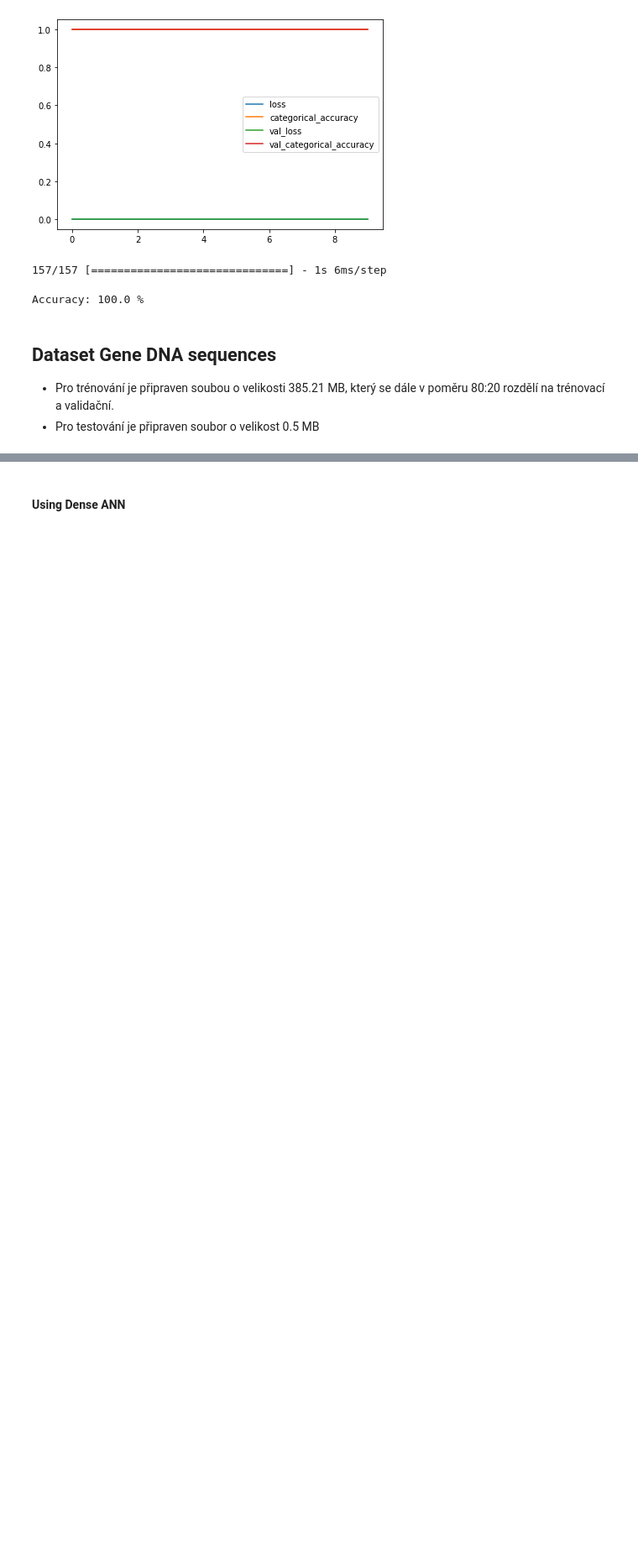
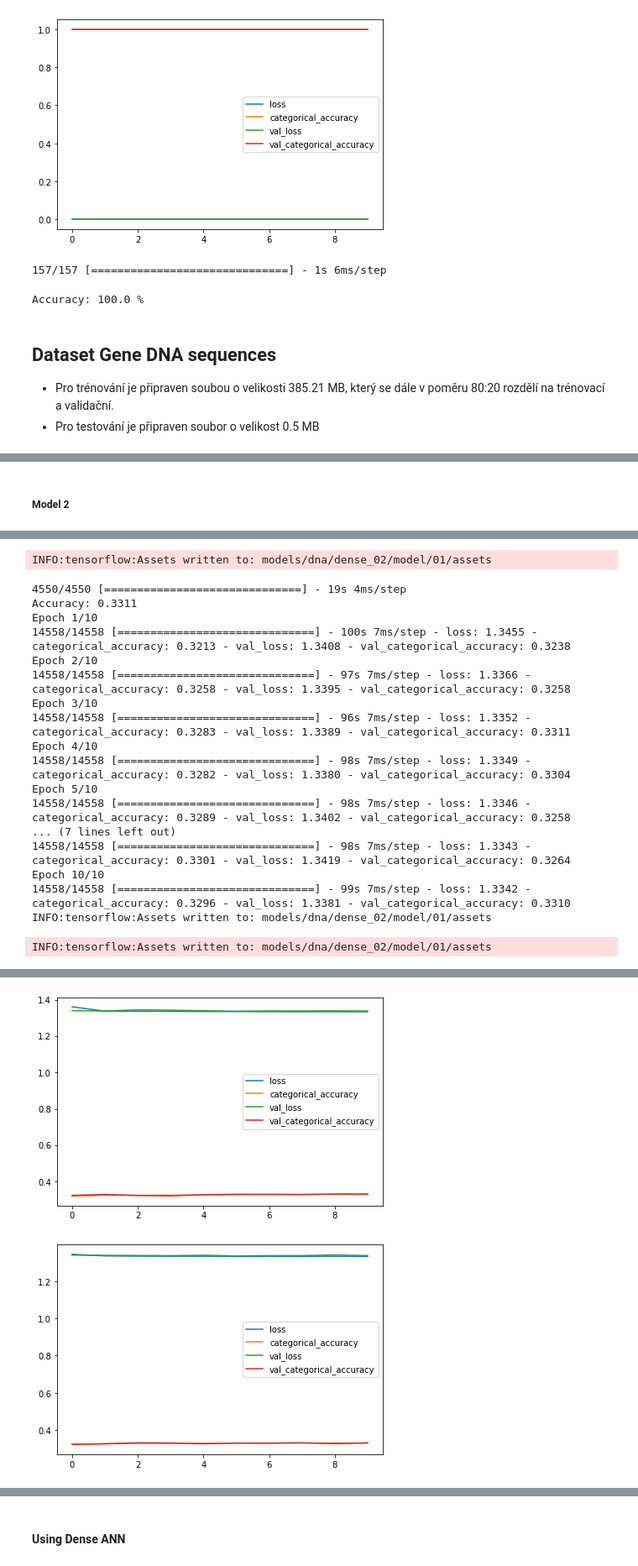
Before and after one commit to Weliras/Data-compression-and-neural-networks, a Jupyter notebook: SemestralProject.ipynb, the cells around one changed output, grey strips where cells are left out. Shown at 84% size. Saved outputs shown, nothing was run; the diff lists cells and outputs as text; code cells hidden in the pictures; blank space fills up the shorter version.

```diff
--- a/SemestralProject.ipynb
+++ b/SemestralProject.ipynb
@@ -840,0 +1105,11 @@ original_size_in_bits
+# %% [markdown]
+##### Model 2
+# %%
+for b_s in batch_sizes:
+    model = create_dense_model_2()
+    weight_filepath = 'models/dna/dense_02/weights/01.best.hdf5'
+    model_filepath = 'models/dna/dense_02/model/01'
+
+    experiment(train_x, train_y, val_x, val_y, test_x, test_y, model, weight_filepath, model_filepath, original_size_in_bits, batch_size=b_s,
+              epochs=10, shuffle=True, k=k)
+# %% [output]
@@ -840,0 +1133,19 @@ original_size_in_bits
+INFO:tensorflow:Assets written to: models/dna/dense_02/model/01/assets
+4550/4550 [==============================] - 19s 4ms/step
+Accuracy: 0.3311
+Epoch 1/10
+14558/14558 [==============================] - 100s 7ms/step - loss: 1.3455 - categorical_accuracy: 0.3213 - val_loss: 1.3408 - val_categorical_accuracy: 0.3238
+Epoch 2/10
+14558/14558 [==============================] - 97s 7ms/step - loss: 1.3366 - categorical_accuracy: 0.3258 - val_loss: 1.3395 - val_categorical_accuracy: 0.3258
+Epoch 3/10
+14558/14558 [==============================] - 96s 7ms/step - loss: 1.3352 - categorical_accuracy: 0.3283 - val_loss: 1.3389 - val_categorical_accuracy: 0.3311
+Epoch 4/10
+14558/14558 [==============================] - 98s 7ms/step - loss: 1.3349 - categorical_accuracy: 0.3282 - val_loss: 1.3380 - val_categorical_accuracy: 0.3304
+Epoch 5/10
+14558/14558 [==============================] - 98s 7ms/step - loss: 1.3346 - categorical_accuracy: 0.3289 - val_loss: 1.3402 - val_categorical_accuracy: 0.3258
+... (7 lines left out)
+14558/14558 [==============================] - 98s 7ms/step - loss: 1.3343 - categorical_accuracy: 0.3301 - val_loss: 1.3419 - val_categorical_accuracy: 0.3264
+Epoch 10/10
+14558/14558 [==============================] - 99s 7ms/step - loss: 1.3342 - categorical_accuracy: 0.3296 - val_loss: 1.3381 - val_categorical_accuracy: 0.3310
+INFO:tensorflow:Assets written to: models/dna/dense_02/model/01/assets
+INFO:tensorflow:Assets written to: models/dna/dense_02/model/01/assets
@@ -840,0 +1154,2 @@ original_size_in_bits
+[figure, added]
+[figure, added]
```
Also changed, not shown: parts of 76 cells of this notebook.
